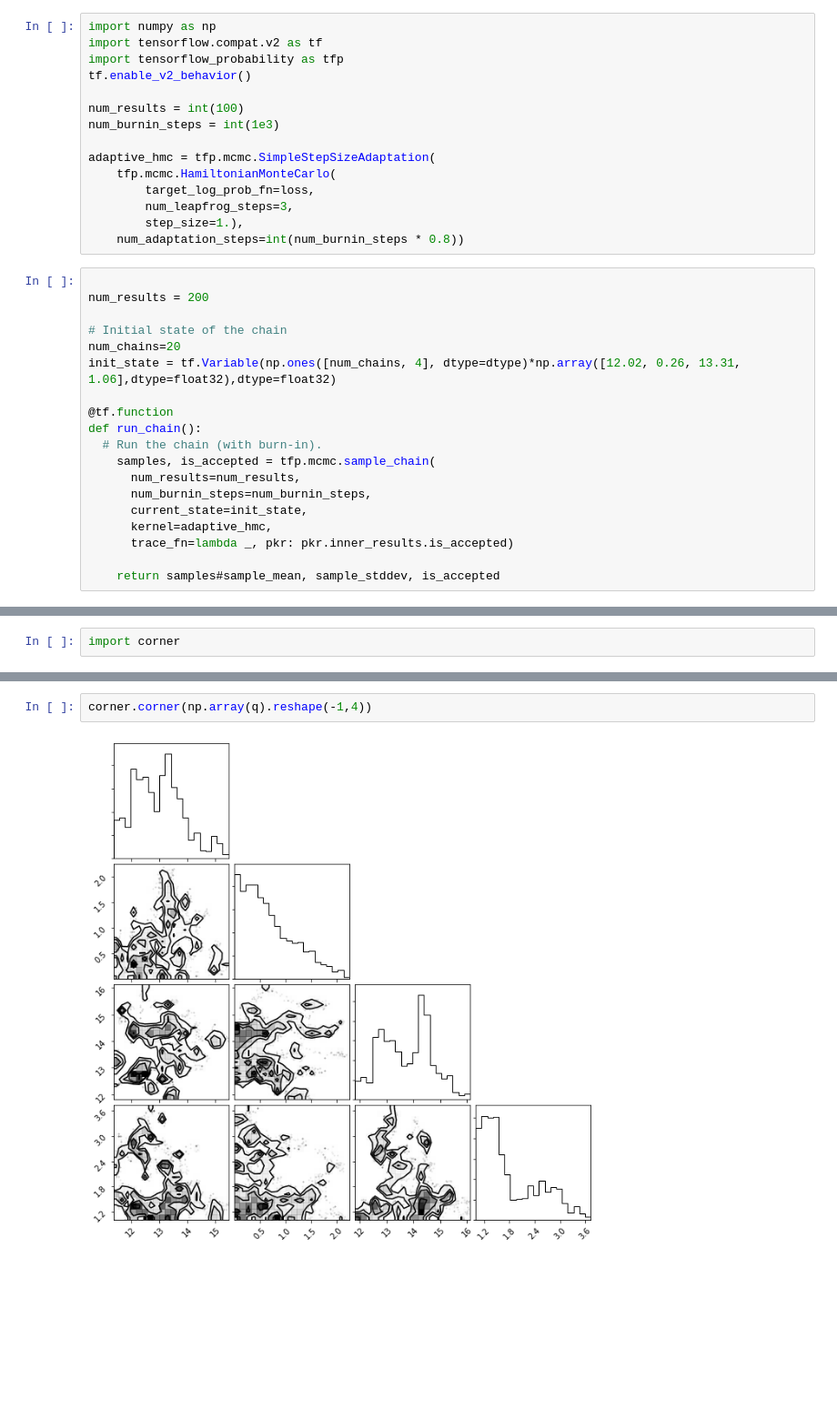
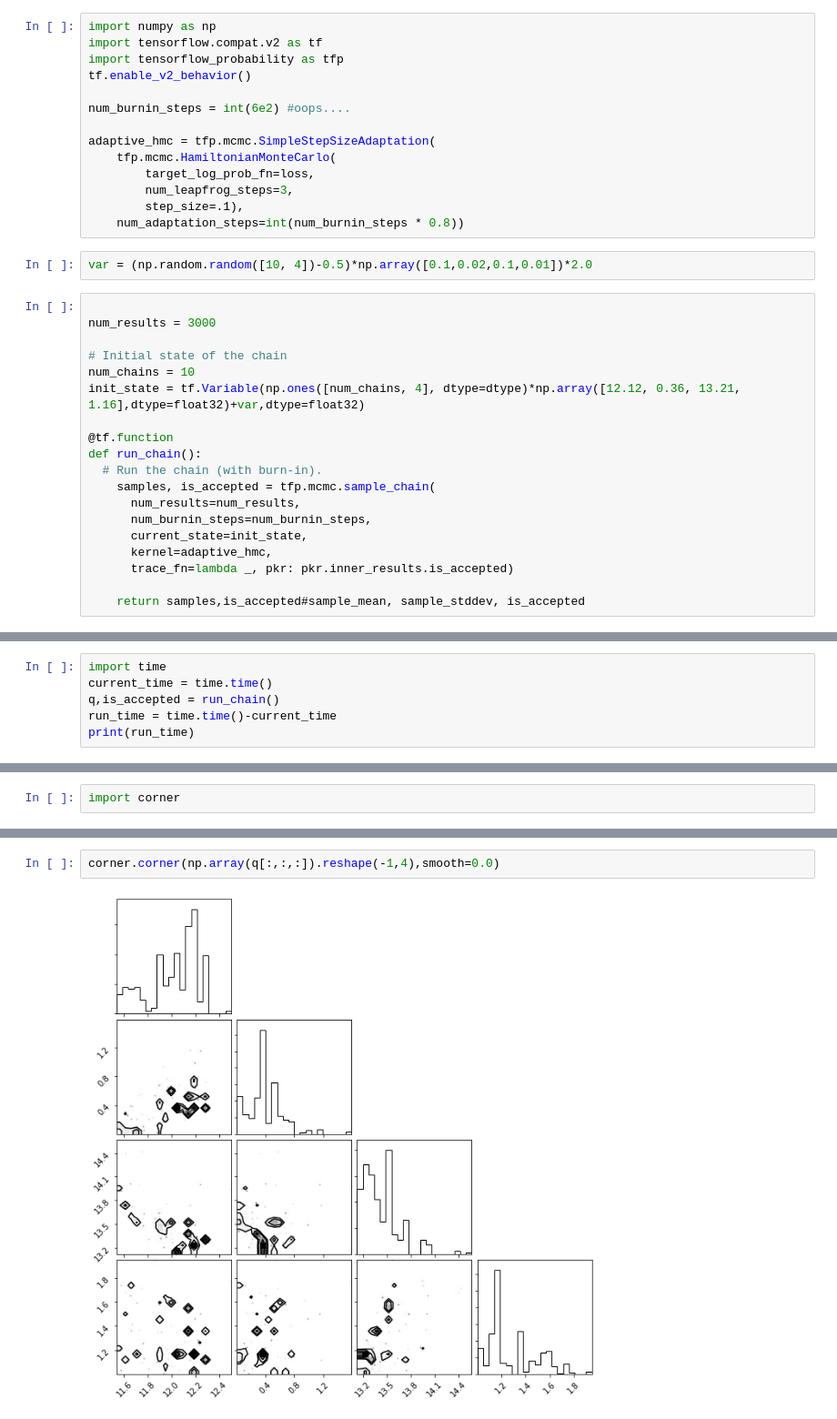
Before and after one commit to DifferentiableUniverseInitiative/DHOD, a Jupyter notebook: nb/batch_hod-hmc.ipynb, the cells around one changed output, grey strips where cells are left out. Shown at 91% size. Drawn from its saved outputs; the diff is of its cells as text; blank space fills up the shorter version.

```diff
--- a/nb/batch_hod-hmc.ipynb
+++ b/nb/batch_hod-hmc.ipynb
@@ -419,22 +461,23 @@ import tensorflow.compat.v2 as tf
 import tensorflow_probability as tfp
 tf.enable_v2_behavior()
 
-num_results = int(100)
-num_burnin_steps = int(1e3)
+num_burnin_steps = int(6e2) #oops....
 
 adaptive_hmc = tfp.mcmc.SimpleStepSizeAdaptation(
     tfp.mcmc.HamiltonianMonteCarlo(
         target_log_prob_fn=loss,
         num_leapfrog_steps=3,
-        step_size=1.),
+        step_size=.1),
     num_adaptation_steps=int(num_burnin_steps * 0.8))
+# %%
+var = (np.random.random([10, 4])-0.5)*np.array([0.1,0.02,0.1,0.01])*2.0
 # %%
 
-num_results = 200
+num_results = 3000
 
 # Initial state of the chain
-num_chains=20
-init_state = tf.Variable(np.ones([num_chains, 4], dtype=dtype)*np.array([12.02, 0.26, 13.31, 1.06],dtype=float32),dtype=float32)
+num_chains = 10
+init_state = tf.Variable(np.ones([num_chains, 4], dtype=dtype)*np.array([12.12, 0.36, 13.21, 1.16],dtype=float32)+var,dtype=float32)
 
 @tf.function
 def run_chain():
@@ -446,4 +489,4 @@ def run_chain():
       kernel=adaptive_hmc,
       trace_fn=lambda _, pkr: pkr.inner_results.is_accepted)
 
-    return samples#sample_mean, sample_stddev, is_accepted
+    return samples,is_accepted#sample_mean, sample_stddev, is_accepted
@@ -453,0 +493,6 @@ traced!
+# %%
+import time
+current_time = time.time()
+q,is_accepted = run_chain()
+run_time = time.time()-current_time
+print(run_time)
@@ -476,4 +555,4 @@ import corner
 # %%
-corner.corner(np.array(q).reshape(-1,4))
+corner.corner(np.array(q[:,:,:]).reshape(-1,4),smooth=0.0)
 # %% [output]
-[figure, old version]
+[figure, new version]
```
Also changed, not shown: parts of 38 cells of this notebook, 3 other files.
